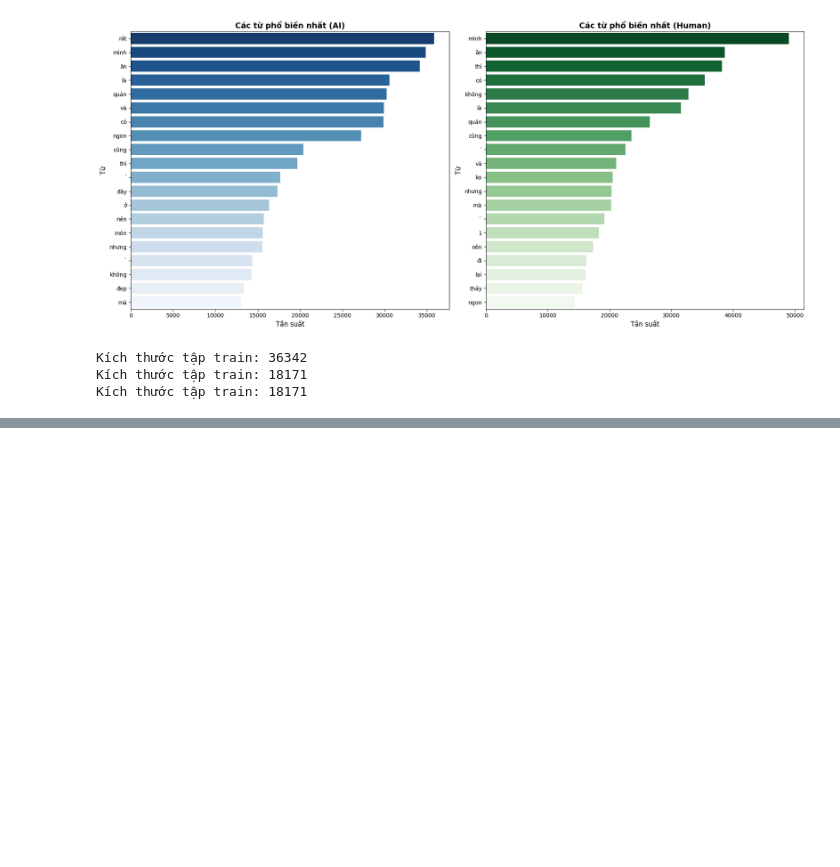
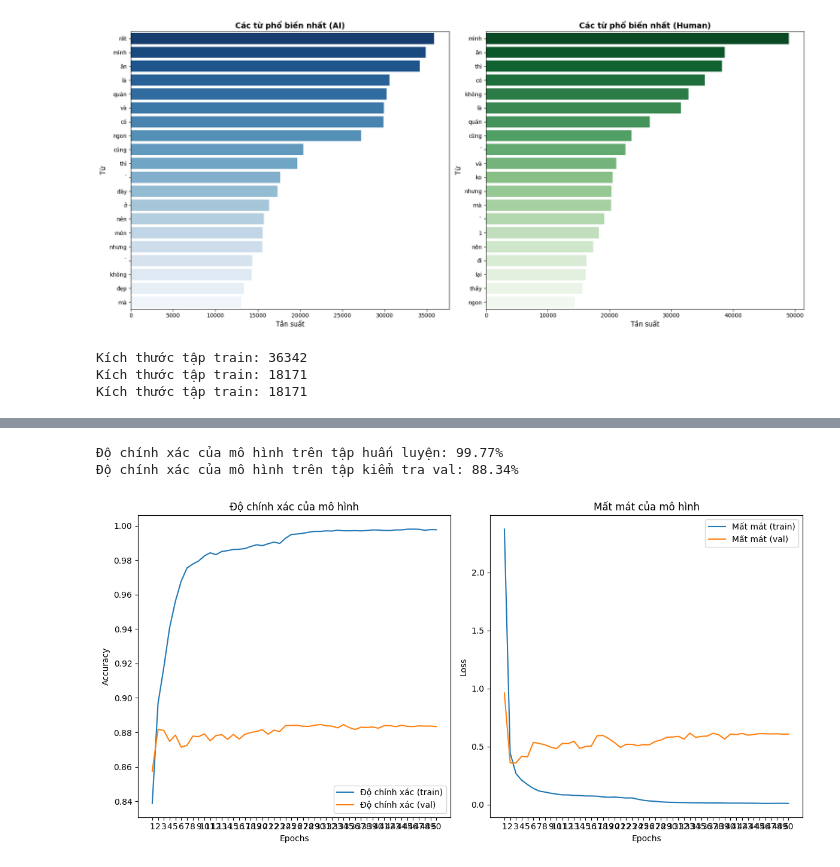
Before and after one commit to huuthanh2k4/AI_For_Marketing, a Jupyter notebook: NPL.ipynb, the cells around one changed output, grey strips where cells are left out. Drawn from its saved outputs; the diff is of its cells as text; code cells hidden in the pictures; blank space fills up the shorter version.

```diff
--- a/NPL.ipynb
+++ b/NPL.ipynb
@@ -1544,3 +1509,7 @@ print("Kích thước tập train:",tap_x_val.shape[0])
 Kích thước tập train: 36342
 Kích thước tập train: 18171
 Kích thước tập train: 18171
+# %%
+tap_x_train = vectorizer.transform(tap_x_train)
+tap_x_val = vectorizer.transform(tap_x_val)
+tap_x_test = vectorizer.transform(tap_x_test)
@@ -1546,0 +1518,8 @@ Kích thước tập train: 18171
+# %%
+train_class = tap_y_train
+val_class = tap_y_val
+test_class = tap_y_test
+
+train_class = tf.convert_to_tensor(train_class, dtype=tf.float32)
+val_class = tf.convert_to_tensor(val_class, dtype=tf.float32)
+test_class = tf.convert_to_tensor(test_class, dtype=tf.float32)
@@ -1546,0 +1642,28 @@ Kích thước tập train: 18171
+# %%
+# Độ chính xác của mô hình
+print(f"Độ chính xác của mô hình trên tập huấn luyện: {his.history['accuracy'][-1] * 100:.2f}%")
+print(f"Độ chính xác của mô hình trên tập kiểm tra val: {his.history['val_accuracy'][-1] * 100:.2f}%")
+
+epochs = range(1, len(his.history['accuracy']) + 1)
+plt.figure(figsize=(12, 6))
+plt.subplot(1, 2, 1)
+plt.plot(epochs, his.history['accuracy'], label='Độ chính xác (train)')
+plt.plot(epochs, his.history['val_accuracy'], label='Độ chính xác (val)')
+plt.title('Độ chính xác của mô hình')
+plt.xlabel('Epochs')
+plt.xticks(epochs)
+plt.ylabel('Accuracy')
+plt.legend()
+plt.subplot(1, 2, 2)
+plt.plot(epochs, his.history['loss'], label='Mất mát (train)')
+plt.plot(epochs, his.history['val_loss'], label='Mất mát (val)')
+plt.title('Mất mát của mô hình')
+plt.xlabel('Epochs')
+plt.xticks(epochs)
+plt.ylabel('Loss')
+plt.legend()
+plt.tight_layout()
+# %% [output]
+Độ chính xác của mô hình trên tập huấn luyện: 99.77%
+Độ chính xác của mô hình trên tập kiểm tra val: 88.34%
+[figure, added]
```
Also changed, not shown: parts of 30 cells of this notebook, 2 other files.
